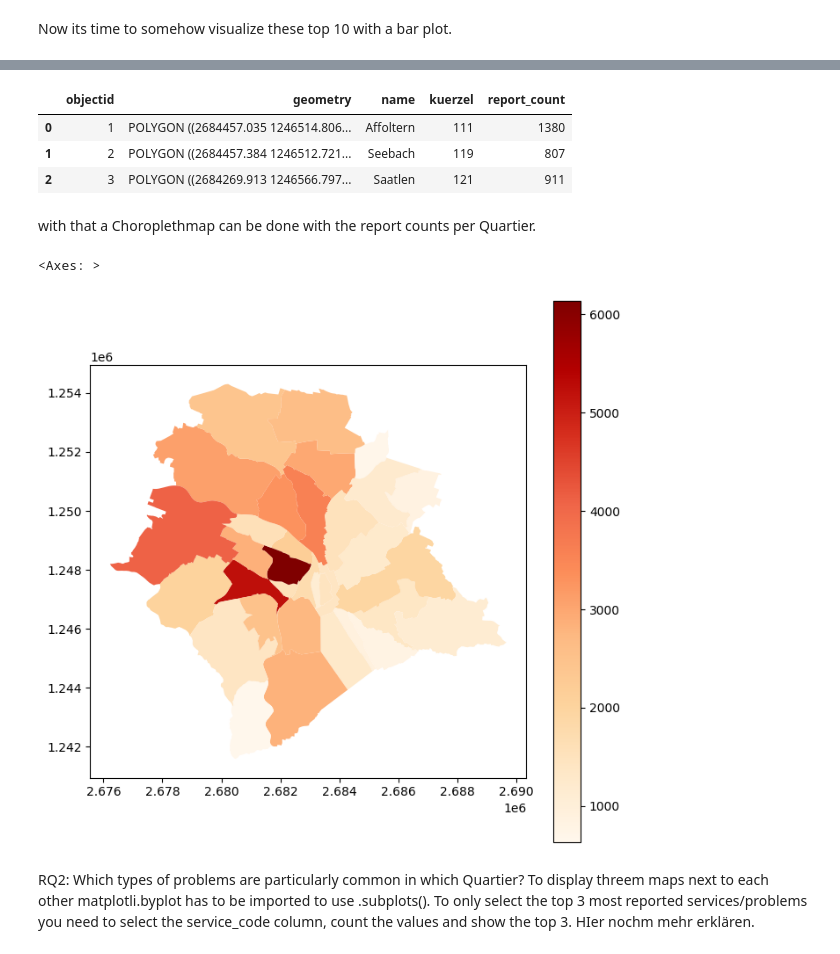
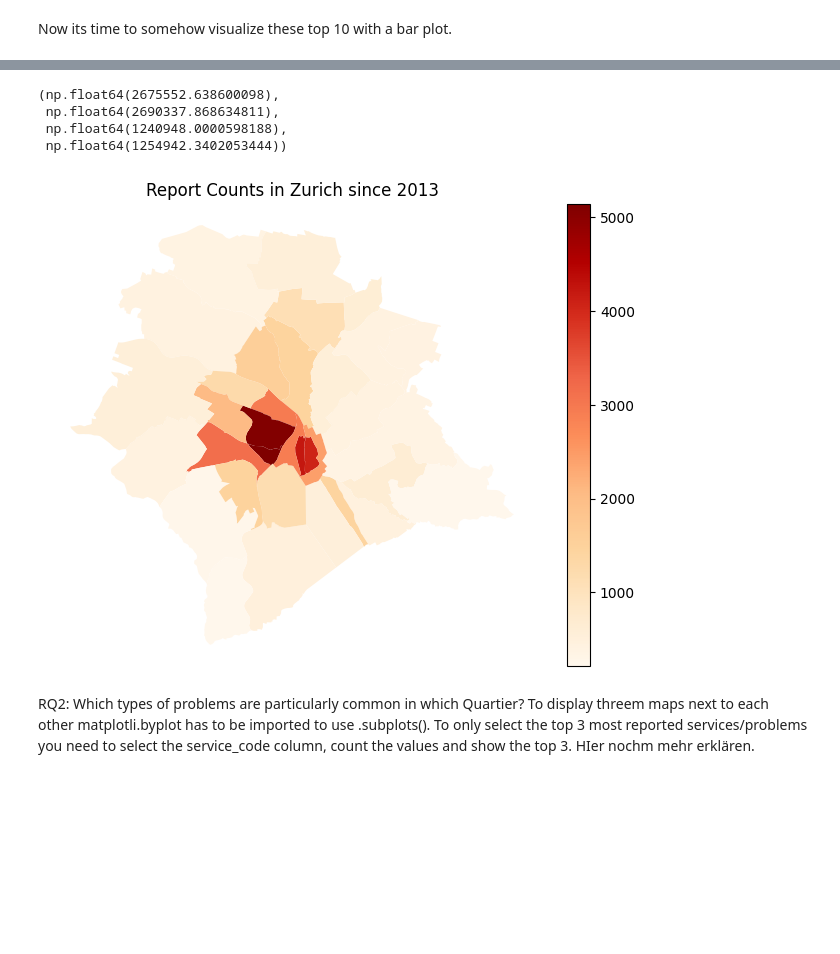
Before and after one commit to denikessi1/Project-SDS210, a Jupyter notebook: notebooks/read_data.ipynb, the cells around one changed output, grey strips where cells are left out. Drawn from its saved outputs; the diff is of its cells as text; code cells hidden in the pictures; blank space fills up the shorter version.

```diff
--- a/notebooks/read_data.ipynb
+++ b/notebooks/read_data.ipynb
@@ -91,18 +96,22 @@ Choroplethmap: Because my zwn joined has only the geomoetry in POINTS I used the
 # %%
 quartiere_reports = quartiere.merge (report_counts, on="name", how="left")
-quartiere_reports.head(3)
+quartiere_reports["reports_per_km2"] = quartiere_reports["report_count"] /quartiere_reports["area_km2"]
+
+ax = quartiere_reports.plot(
+    column="reports_per_km2",
+    cmap="OrRd",
+    figsize =(8,6),
+    legend=True
+    )
+
+ax.set_title("Report Counts in Zurich since 2013")
+ax.axis("off")
 # %% [output]
-|  | objectid | geometry | name | kuerzel | report_count |
-| 0 | 1 | POLYGON ((2684457.035 1246514.806... | Affoltern | 111 | 1380 |
-| 1 | 2 | POLYGON ((2684457.384 1246512.721... | Seebach | 119 | 807 |
-| 2 | 3 | POLYGON ((2684269.913 1246566.797... | Saatlen | 121 | 911 |
+(np.float64(2675552.638600098),
+ np.float64(2690337.868634811),
+ np.float64(1240948.0000598188),
+ np.float64(1254942.3402053444))
+[figure, added]
-# %% [markdown]
-with that a Choroplethmap can be done with the report counts per Quartier.
-# %%
-quartiere_reports.plot(column="report_count", cmap="OrRd", figsize =(8,8), legend=True)
-# %% [output]
-<Axes: >
-[figure, removed]
 # %% [markdown]
 RQ2: Which types of problems are particularly common in which Quartier? To display threem maps next to each other matplotli.byplot has to be imported to use .subplots(). To only select the top 3 most reported services/problems you need to select the service_code column, count the values and show the top 3. HIer nochm mehr erklären.
 # %%
```
Also changed, not shown: parts of 23 cells of this notebook.
